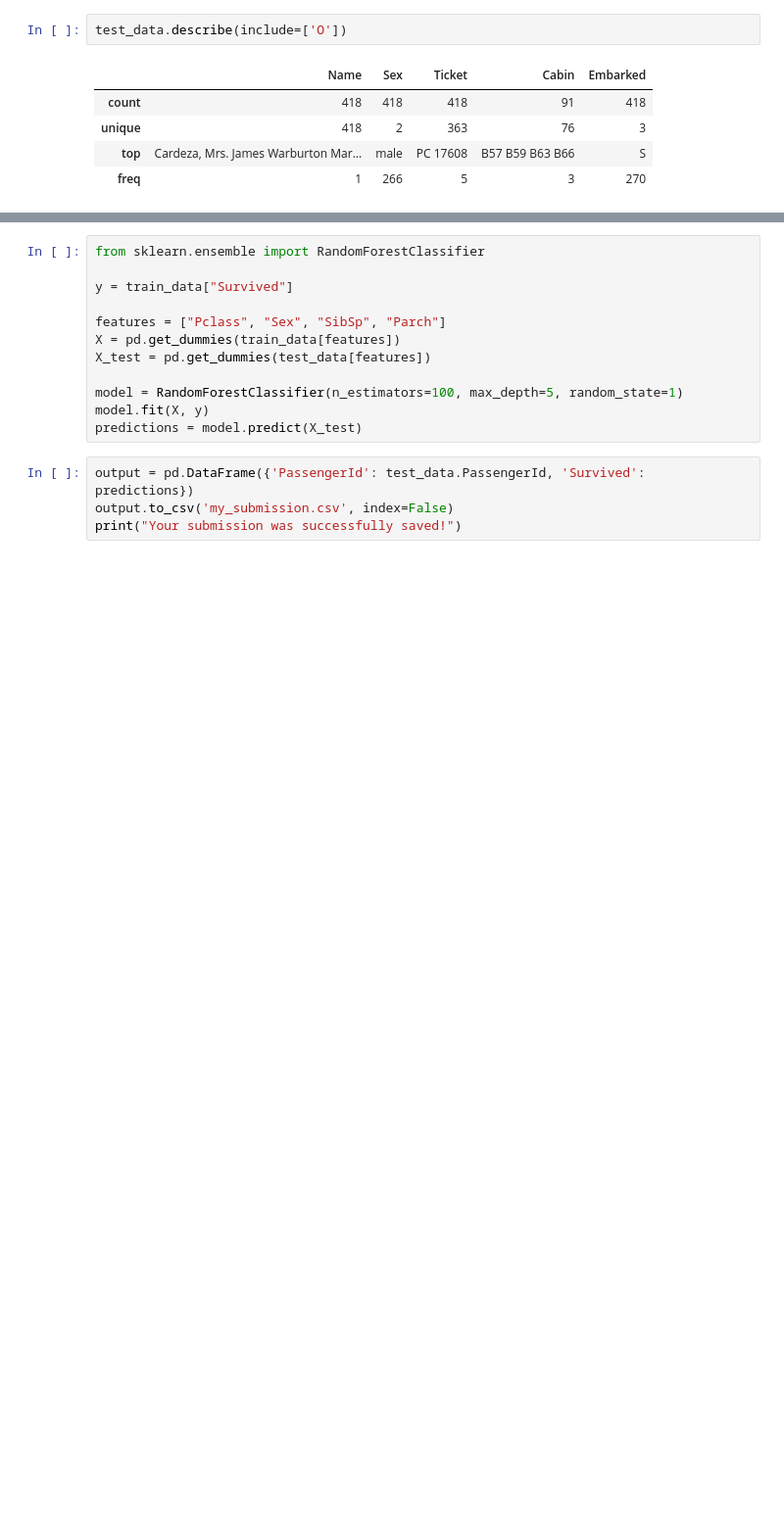
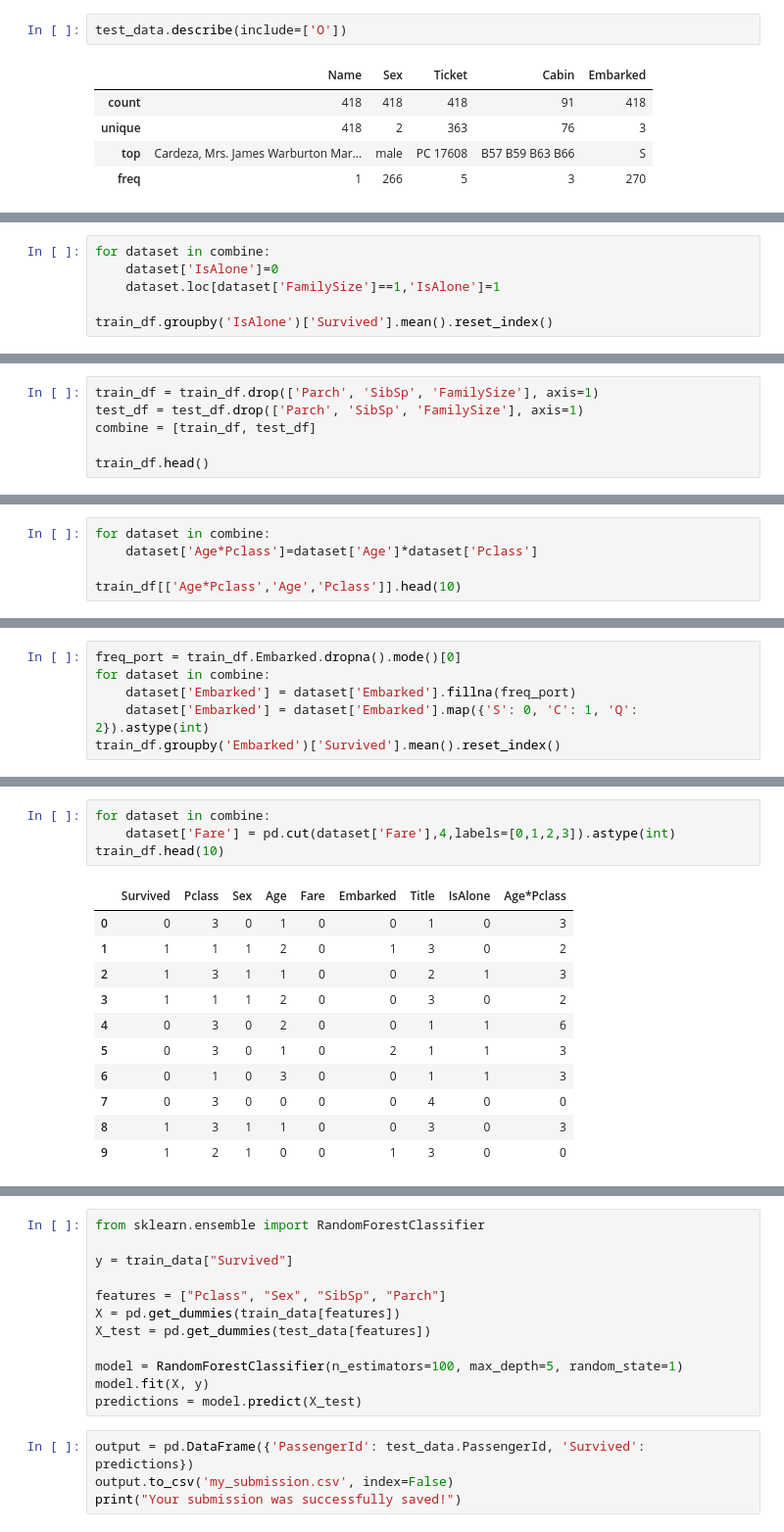
Before and after one commit to qiuyufly/KaggleCompetitions, a Jupyter notebook: Titanic/Titanic_Yuwen.ipynb, the cells around one changed output, grey strips where cells are left out. Shown at 98% size. Saved outputs shown, nothing was run; the diff lists cells and outputs as text; blank space fills up the shorter version.

```diff
--- a/Titanic/Titanic_Yuwen.ipynb
+++ b/Titanic/Titanic_Yuwen.ipynb
@@ -147,0 +260,6 @@ train_df.head()
+# %%
+for dataset in combine:
+    dataset['IsAlone']=0
+    dataset.loc[dataset['FamilySize']==1,'IsAlone']=1
+
+train_df.groupby('IsAlone')['Survived'].mean().reset_index()
@@ -147,0 +270,6 @@ train_df.head()
+# %%
+train_df = train_df.drop(['Parch', 'SibSp', 'FamilySize'], axis=1)
+test_df = test_df.drop(['Parch', 'SibSp', 'FamilySize'], axis=1)
+combine = [train_df, test_df]
+
+train_df.head()
@@ -147,0 +283,5 @@ train_df.head()
+# %%
+for dataset in combine:
+    dataset['Age*Pclass']=dataset['Age']*dataset['Pclass']
+
+train_df[['Age*Pclass','Age','Pclass']].head(10)
@@ -147,0 +300,6 @@ train_df.head()
+# %%
+freq_port = train_df.Embarked.dropna().mode()[0]
+for dataset in combine:
+    dataset['Embarked'] = dataset['Embarked'].fillna(freq_port)
+    dataset['Embarked'] = dataset['Embarked'].map({'S': 0, 'C': 1, 'Q': 2}).astype(int)
+train_df.groupby('Embarked')['Survived'].mean().reset_index()
@@ -147,0 +331,16 @@ train_df.head()
+# %%
+for dataset in combine:
+    dataset['Fare'] = pd.cut(dataset['Fare'],4,labels=[0,1,2,3]).astype(int)
+train_df.head(10)
+# %% [output]
+|  | Survived | Pclass | Sex | Age | Fare | Embarked | Title | IsAlone | Age*Pclass |
+| 0 | 0 | 3 | 0 | 1 | 0 | 0 | 1 | 0 | 3 |
+| 1 | 1 | 1 | 1 | 2 | 0 | 1 | 3 | 0 | 2 |
+| 2 | 1 | 3 | 1 | 1 | 0 | 0 | 2 | 1 | 3 |
+| 3 | 1 | 1 | 1 | 2 | 0 | 0 | 3 | 0 | 2 |
+| 4 | 0 | 3 | 0 | 2 | 0 | 0 | 1 | 1 | 6 |
+| 5 | 0 | 3 | 0 | 1 | 0 | 2 | 1 | 1 | 3 |
+| 6 | 0 | 1 | 0 | 3 | 0 | 0 | 1 | 1 | 3 |
+| 7 | 0 | 3 | 0 | 0 | 0 | 0 | 4 | 0 | 0 |
+| 8 | 1 | 3 | 1 | 1 | 0 | 0 | 3 | 0 | 3 |
+| 9 | 1 | 2 | 1 | 0 | 0 | 1 | 3 | 0 | 0 |
```
Also changed, not shown: parts of 18 cells of this notebook.
